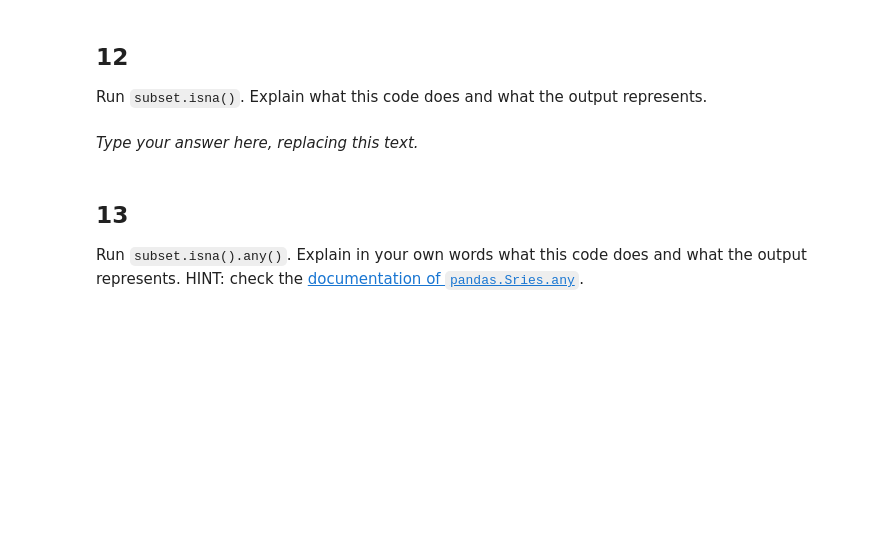
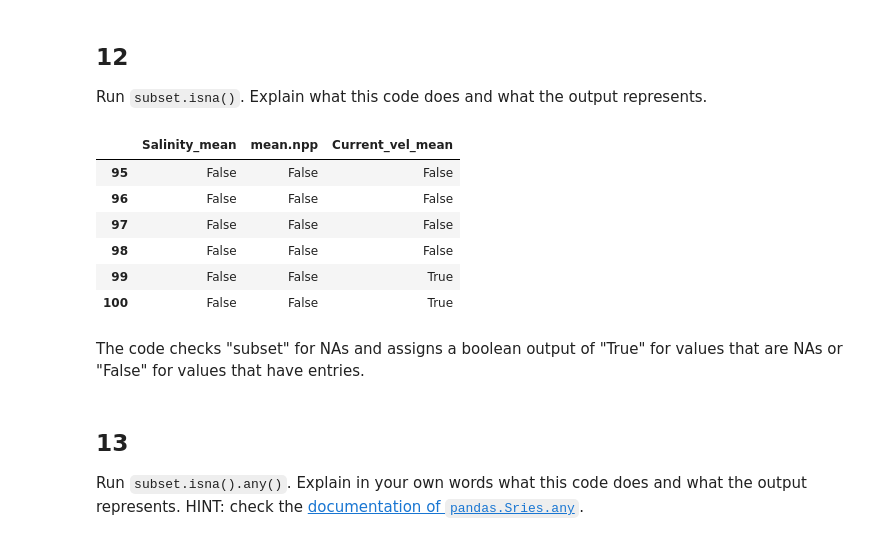
Before and after one commit to matteo-torres/eds220-hwk1, a Jupyter notebook: hwk1-task2-corals-TORRES.ipynb, the cells around one changed output. Cells and saved outputs as stored; diff of their text form; code cells hidden in the pictures; blank space fills up the shorter version.

```diff
--- a/hwk1-task2-corals-TORRES.ipynb
+++ b/hwk1-task2-corals-TORRES.ipynb
@@ -261,3 +288,6 @@ subset = ...
+# %%
+# Select rows 95-100 for columns Salinity_mean, mean.npp, and Current_vel_mean
+subset = coral_div.iloc[95:101, [16, 19, 27]]
 # %%
 # View the dataframe
 subset
@@ -269,8 +305,19 @@ Ellipsis
 ## 12
 
 Run `subset.isna()`. Explain what this code does and what the output represents.
-# %% [markdown]
-_Type your answer here, replacing this text._
+# %%
+# Check for NAs
+subset.isna()
+# %% [output]
+|  | Salinity_mean | mean.npp | Current_vel_mean |
+| 95 | False | False | False |
+| 96 | False | False | False |
+| 97 | False | False | False |
+| 98 | False | False | False |
+| 99 | False | False | True |
+| 100 | False | False | True |
+# %% [markdown]
+The code checks "subset" for NAs and assigns a boolean output of "True" for values that are NAs or "False"  for values that have entries.
 # %% [markdown]
 <!-- END QUESTION -->
 
```
Also changed, not shown: parts of 8 cells of this notebook.
